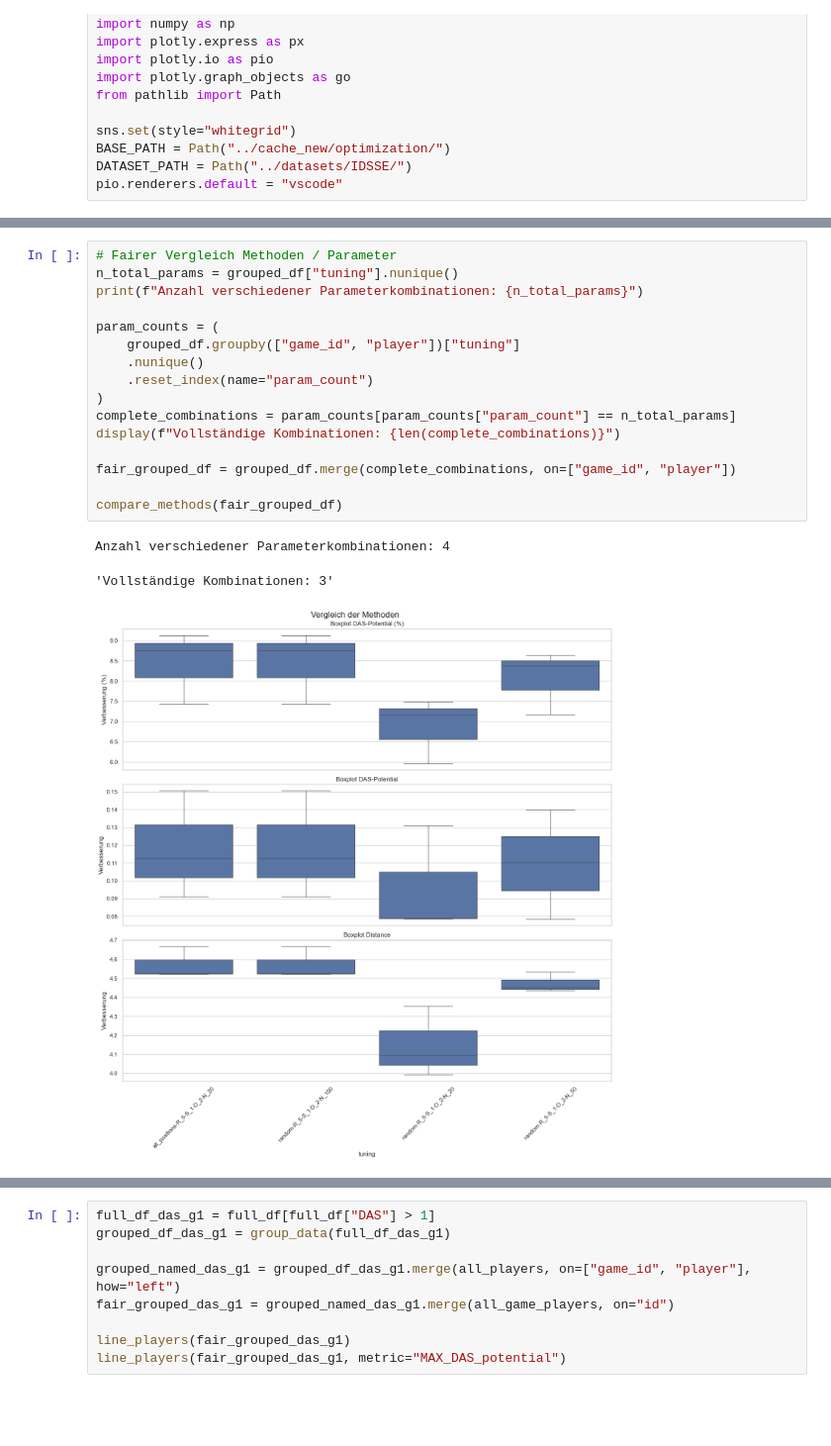
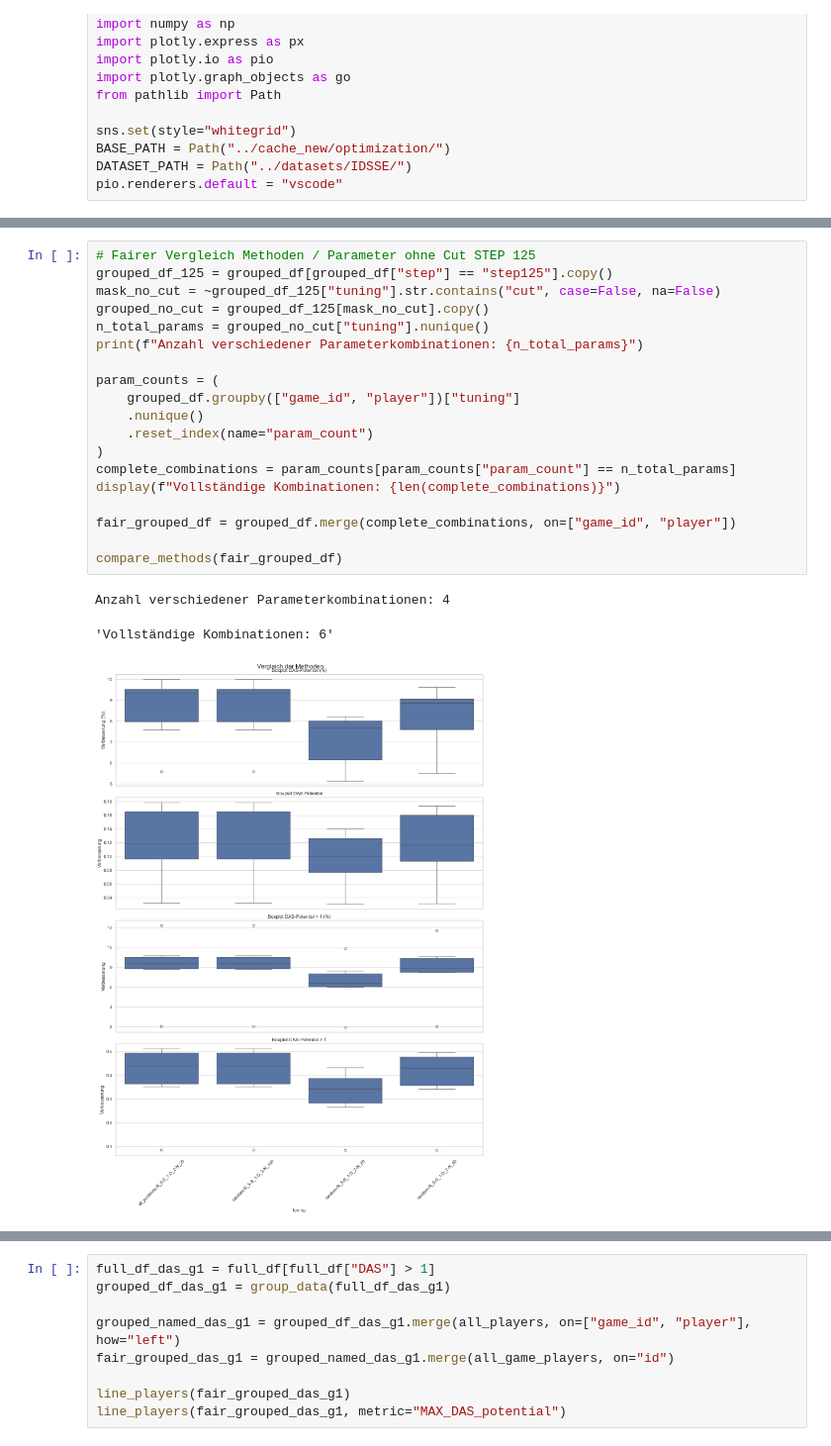
Before and after one commit to maxhartmann1/def-accessible-space, a Jupyter notebook: notebooks/analyse.ipynb, the cells around one changed output, grey strips where cells are left out. Shown at 99% size. Cells and saved outputs as stored; diff of their text form; blank space fills up the shorter version.

```diff
--- a/notebooks/analyse.ipynb
+++ b/notebooks/analyse.ipynb
@@ -243,23 +289,26 @@ pivot
 # %%
-# Fairer Vergleich Methoden / Parameter
-n_total_params = grouped_df["tuning"].nunique()
+# Fairer Vergleich Methoden / Parameter ohne Cut STEP 125
+grouped_df_125 = grouped_df[grouped_df["step"] == "step125"].copy()
+mask_no_cut = ~grouped_df_125["tuning"].str.contains("cut", case=False, na=False)
+grouped_no_cut = grouped_df_125[mask_no_cut].copy()
+n_total_params = grouped_no_cut["tuning"].nunique()
 print(f"Anzahl verschiedener Parameterkombinationen: {n_total_params}")
 
 param_counts = (
     grouped_df.groupby(["game_id", "player"])["tuning"]
     .nunique()
     .reset_index(name="param_count")
 )
 complete_combinations = param_counts[param_counts["param_count"] == n_total_params]
 display(f"Vollständige Kombinationen: {len(complete_combinations)}")
 
 fair_grouped_df = grouped_df.merge(complete_combinations, on=["game_id", "player"])
 
 compare_methods(fair_grouped_df)
 # %% [output]
 Anzahl verschiedener Parameterkombinationen: 4
-'Vollständige Kombinationen: 3'
+'Vollständige Kombinationen: 6'
-[figure, old version]
+[figure, new version]
 # %%
 scatter_dist_pot(grouped_df)
 # %% [output]
```
Also changed, not shown: parts of 6 cells of this notebook, 10 other files.
